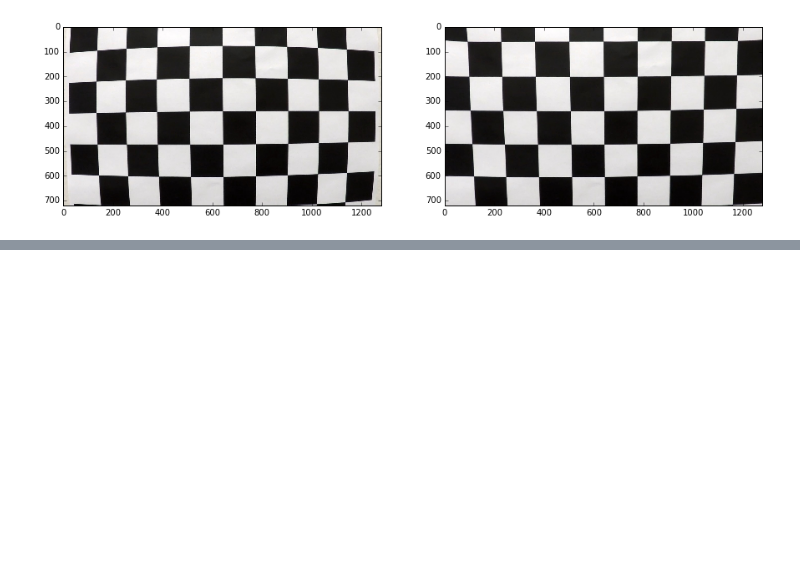
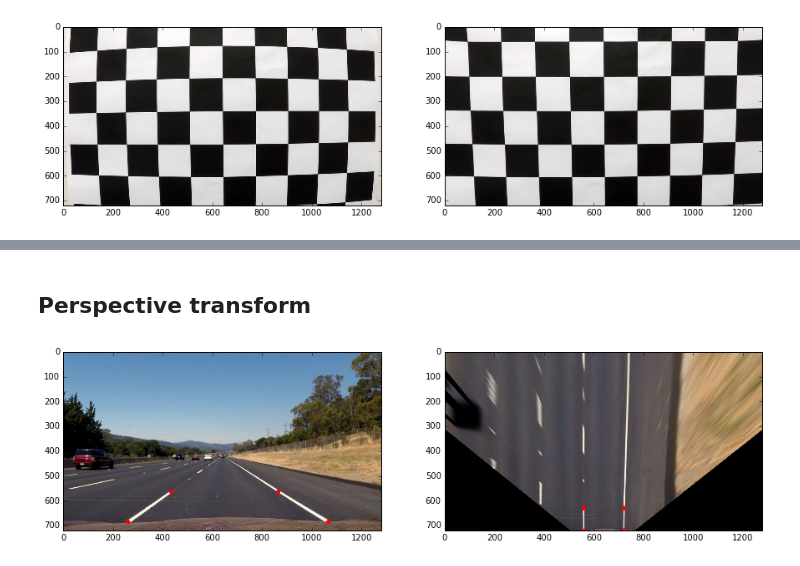
Before and after one commit to Goldob/CarND-Advanced-Lane-Lines, a Jupyter notebook: solution.ipynb, the cells around one changed output, grey strips where cells are left out. Cells and saved outputs as stored; diff of their text form; code cells hidden in the pictures; blank space fills up the shorter version.

Commit message:
Transform perspective to bird's-eye view

```diff
--- a/solution.ipynb
+++ b/solution.ipynb
@@ -78,0 +81,34 @@ side_by_side(undistorted, binarize(undistorted))
+# %% [markdown]
+## Perspective transform
+# %%
+image = cv2.imread('test_images/straight_lines2.jpg')
+image = cv2.cvtColor(image, cv2.COLOR_BGR2RGB)
+undistorted = cv2.undistort(image, cmtx, dist)
+
+src = np.float32([
+    [260, 685],
+    [434, 563],
+    [863, 563],
+    [1065, 685],
+])
+
+dst = np.float32([
+    [558, 720],
+    [558, 630],
+    [720, 630],
+    [720, 720]
+])
+
+M = cv2.getPerspectiveTransform(src, dst)
+
+warped = cv2.warpPerspective(undistorted, M, undistorted.shape[1::-1])
+
+for point in src:
+    cv2.circle(undistorted, tuple(point), 9, (255, 0, 0), -1)
+
+for point in dst:
+    cv2.circle(warped, tuple(point), 9, (255, 0, 0), -1)
+
+side_by_side(undistorted, warped)
+# %% [output]
+[figure, added]
```
Also changed, not shown: parts of 3 cells of this notebook.
